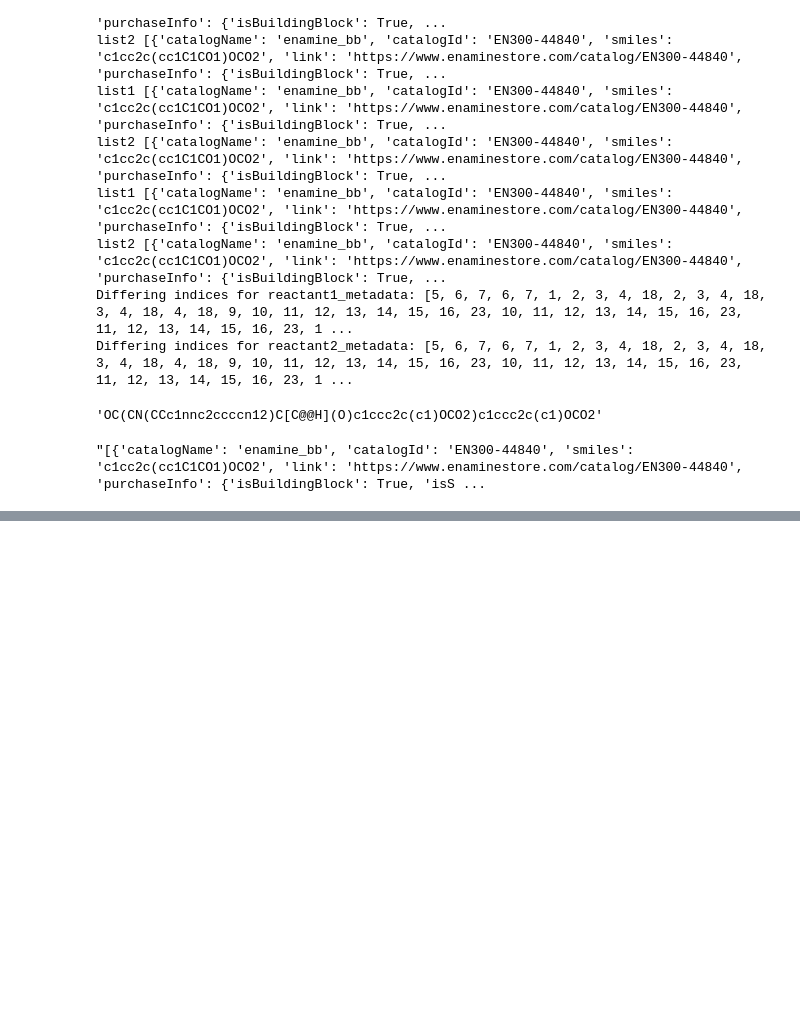
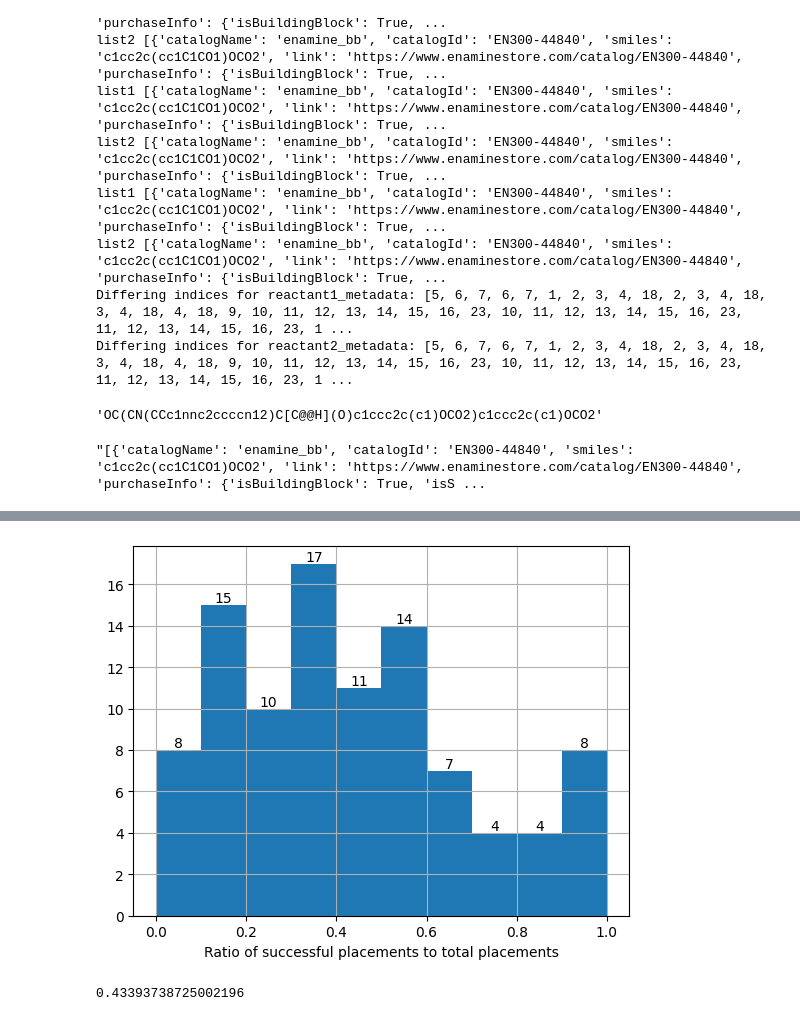
Before and after one commit to kate-fie/syndirella, a Jupyter notebook: nbs/how_many_placements.ipynb, the cells around one changed output, grey strips where cells are left out. Saved outputs shown, nothing was run; the diff lists cells and outputs as text; code cells hidden in the pictures; blank space fills up the shorter version.

Commit message:
🔧 moving success directories work

```diff
--- a/nbs/how_many_placements.ipynb
+++ b/nbs/how_many_placements.ipynb
@@ -210,0 +213,2 @@ for diff in diffs:
+# %%
+df = pd.read_csv('/Users/kate_fieseler/PycharmProjects/retrievesynthesizable/D68EV3CPROA/routes_data/D68EV3CPROA_enumeration_oct10_first_route_1_step_OUTPUT_SUCCESS.csv', index_col=0)
@@ -210,0 +281,5 @@ for diff in diffs:
+# %%
+# Per compound, what is the average ratio of successful placements to total placements if they were placed?
+# Get df with only compounds that were placed
+df_placed = df.loc[df['place_done'] == True]
+df_placed
@@ -210,0 +300,5 @@ for diff in diffs:
+# %%
+# Per compound, what is the distribution of the ratio of successful placements to total placements if they were placed? (only 10K per elaboration)
+# Make new column with ratio of successful placements to total placements (only 10K per elaboration)
+df_placed['number_placed'] = df_placed['Analogs'].apply(lambda x: min(x, 10000))
+df_placed['ratio_success'] = df_placed['success_place']/df_placed['number_placed']
@@ -210,0 +332,16 @@ for diff in diffs:
+# %%
+# Distribution of ratio of successful placements to total placements (only 10K per elaboration)
+ax = df_placed.ratio_success.hist()
+ax.set_xlabel('Ratio of successful placements to total placements')
+# Annotate each bin
+for rect in ax.patches:
+    height = rect.get_height()
+    ax.annotate(f'{int(height)}', (rect.get_x() + rect.get_width() / 2, height),
+                ha='center', va='bottom')
+# %% [output]
+[figure, added]
+# %%
+# What is the average ratio of successful placements to total placements if they were placed?
+df_placed['ratio_success'].mean()
+# %% [output]
+0.43393738725002196
```
Also changed, not shown: parts of 13 cells of this notebook, 1 other file.
